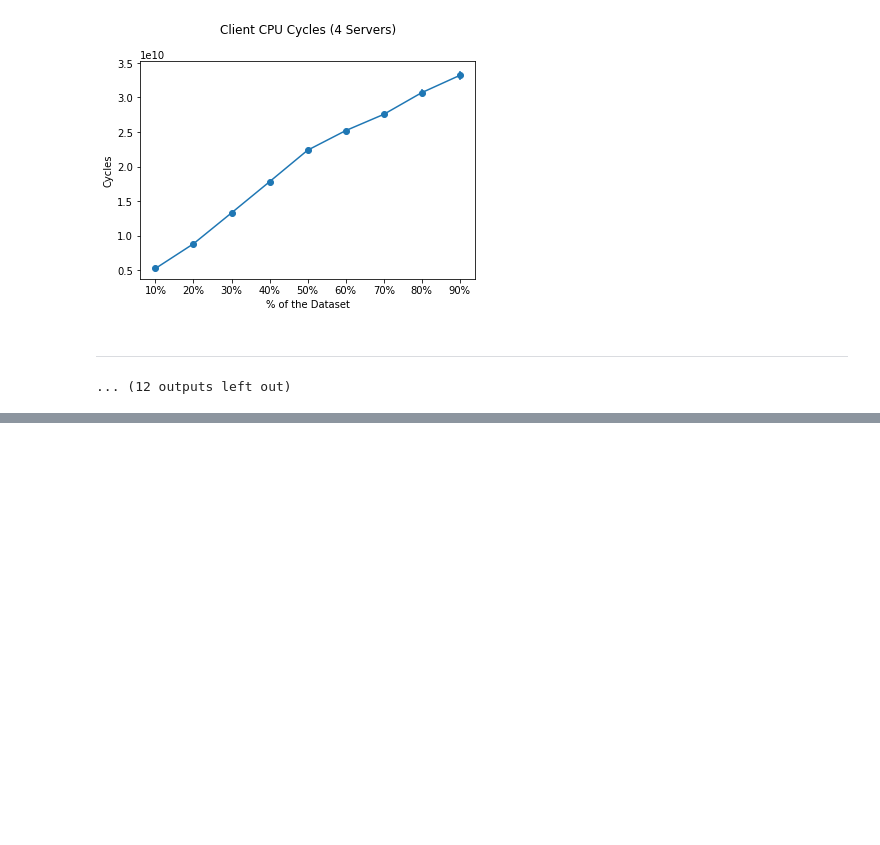
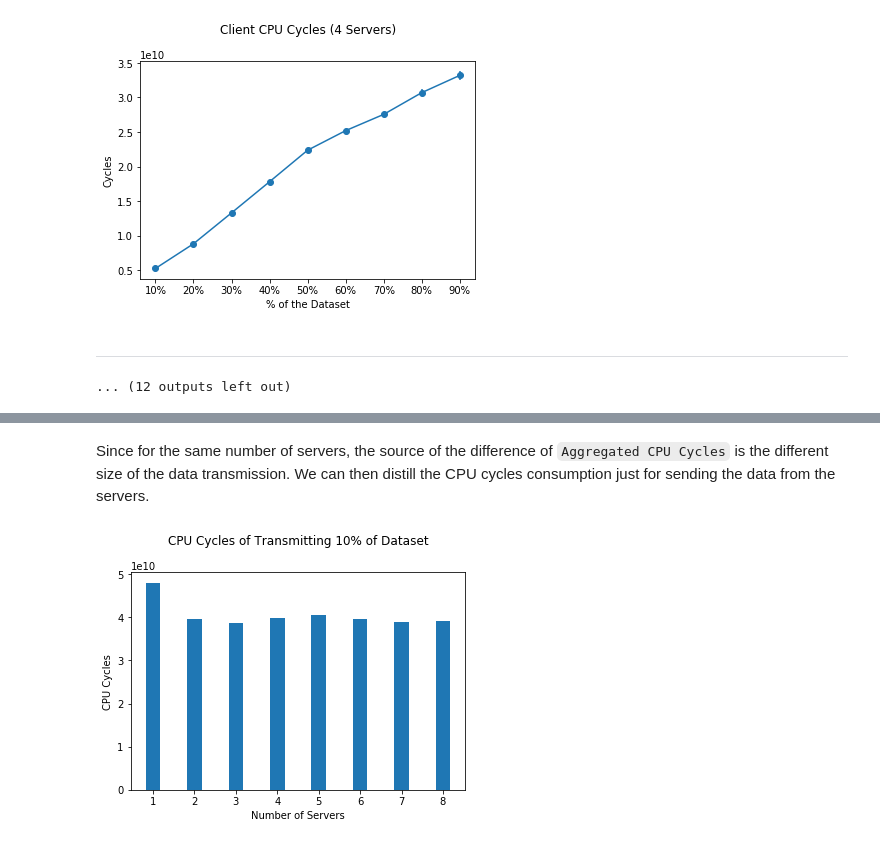
Before and after one commit to ljishen/EuCycles, a Jupyter notebook: analysis/notebooks/visualization_percentage_le_8servs.ipynb, the cells around one changed output, grey strips where cells are left out. Saved outputs shown, nothing was run; the diff lists cells and outputs as text; code cells hidden in the pictures; blank space fills up the shorter version.

```diff
--- a/analysis/notebooks/visualization_percentage_le_8servs.ipynb
+++ b/analysis/notebooks/visualization_percentage_le_8servs.ipynb
@@ -208,0 +272,17 @@ for num_servs in range(1, len(df.index) + 1):
+# %% [markdown]
+Since for the same number of servers, the source of the difference of `Aggregated CPU Cycles` is the different size of the data transmission. We can then distill the CPU cycles consumption just for sending the data from the servers.
+# %%
+ind = np.arange(len(p1_args))
+fig, ax = plt.subplots()
+ax.bar(ind,
+       [args[0] * 0.1 for args in p1_args], WIDTH)
+
+ax.set_ylabel('CPU Cycles')
+ax.set_xlabel('Number of Servers')
+ax.set_title('CPU Cycles of Transmitting 10% of Dataset', y=1.1)
+ax.set_xticks(ind)
+ax.set_xticklabels(range(1, len(p1_args) + 1))
+
+plt.show()
+# %% [output]
+[figure, added]
```
Also changed, not shown: parts of 11 cells of this notebook.
